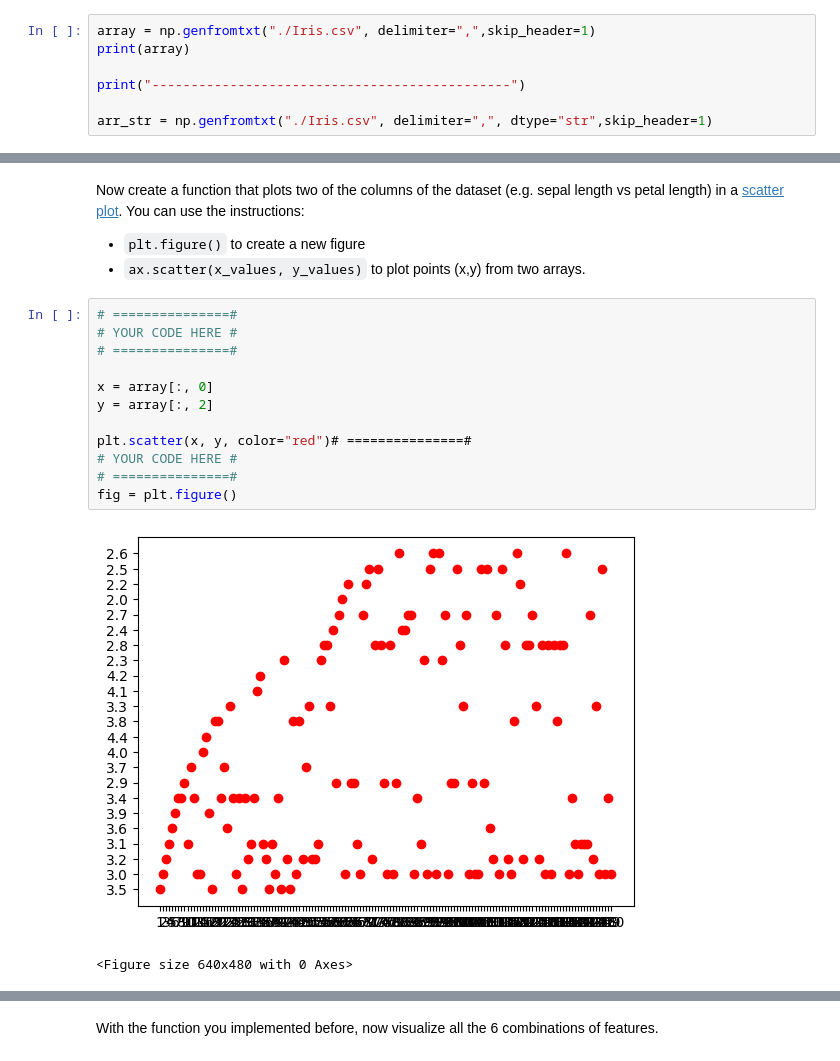
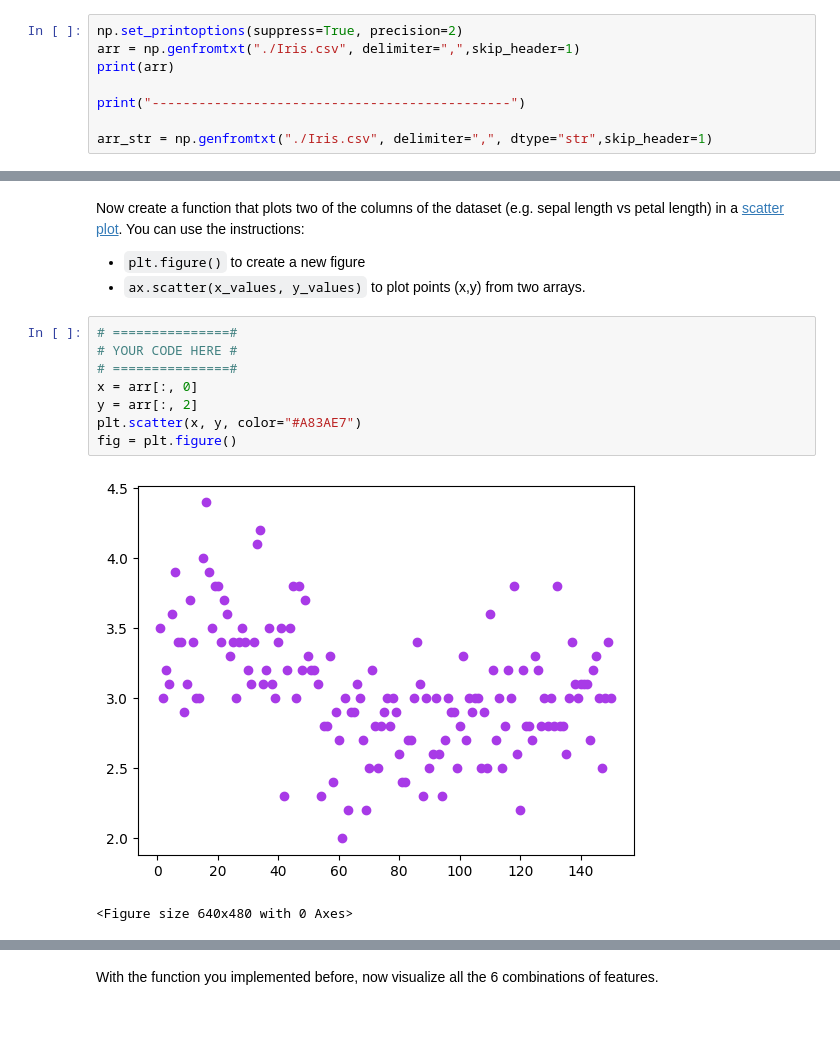
Before and after one commit to cristoge/ai_projects, a Jupyter notebook: ML/iris/src/intro ML - Iris Dataset.ipynb, the cells around one changed output, grey strips where cells are left out. Drawn from its saved outputs; the diff is of its cells as text; blank space fills up the shorter version.

```diff
--- a/ML/iris/src/intro ML - Iris Dataset.ipynb
+++ b/ML/iris/src/intro ML - Iris Dataset.ipynb
@@ -28,8 +28,9 @@ Download the dataset in csv format. (https://www.kaggle.com/datasets/arshid/iris
 
 Load the dataset into a variable **iris**
 # %%
-array = np.genfromtxt("./Iris.csv", delimiter=",",skip_header=1)
-print(array)
+np.set_printoptions(suppress=True, precision=2)
+arr = np.genfromtxt("./Iris.csv", delimiter=",",skip_header=1)
+print(arr)
 
 print("----------------------------------------------")
 
@@ -60,17 +61,13 @@ Now create a function that plots two of the columns of the dataset (e.g. sepal l
 # %%
 # ===============#
 # YOUR CODE HERE #
 # ===============#
-
-x = array[:, 0]
-y = array[:, 2]
-
-plt.scatter(x, y, color="red")# ===============#
-# YOUR CODE HERE #
-# ===============#
+x = arr[:, 0]
+y = arr[:, 2]
+plt.scatter(x, y, color="#A83AE7")
 fig = plt.figure()
 # %% [output]
-[figure, old version]
+[figure, new version]
 <Figure size 640x480 with 0 Axes>
 # %%
 visualize_features(iris, 0,2)
```
Also changed, not shown: parts of 2 cells of this notebook.
